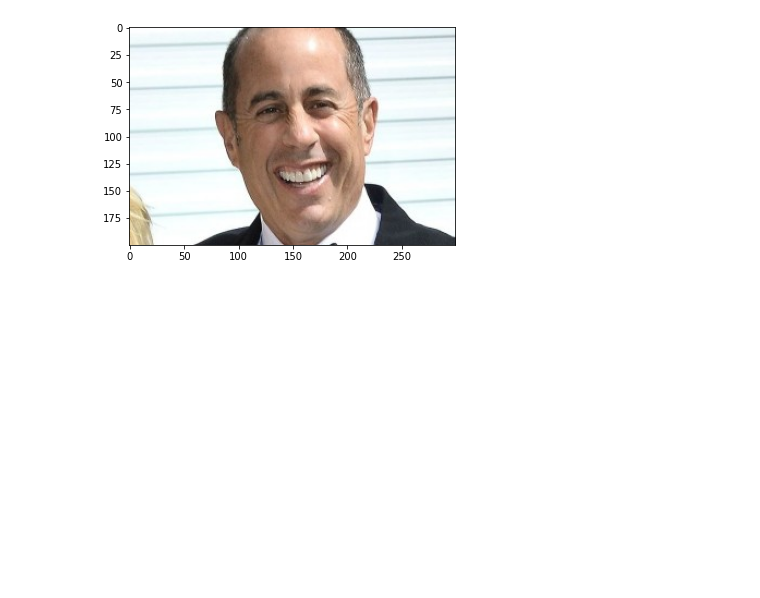
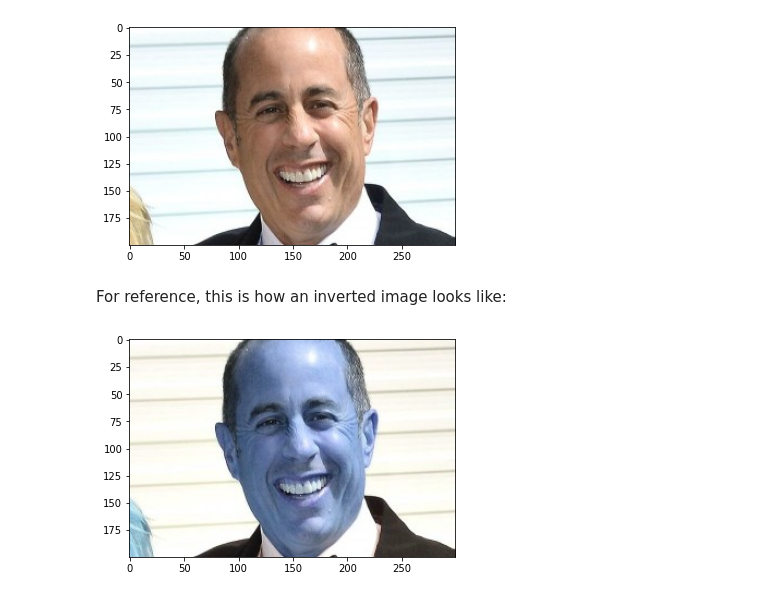
Before and after one commit to Coyote-Schmoyote/face-detection-dlib, a Jupyter notebook: face_detection_project.ipynb, the cells around one changed output. Saved outputs shown, nothing was run; the diff lists cells and outputs as text; code cells hidden in the pictures; blank space fills up the shorter version.

```diff
--- a/face_detection_project.ipynb
+++ b/face_detection_project.ipynb
@@ -328,6 +351,7 @@ shape_predictor_68_ 100%[===================>]  95.08M   334MB/s    in 0.3s
 # %%
 img6_path = "/content/drive/MyDrive/ml-projects/5-celeb-faces/train/jerry_seinfeld/7.jpg"
 img6 = dlib.load_rgb_image(img6_path)
+img6_bgr = cv2.cvtColor(img6, cv2.COLOR_RGB2BGR)
 plt.imshow(img6);
 # %% [output]
 [figure]
@@ -340,0 +358,6 @@ img6 = cv2.cvtColor(img6, cv2.COLOR_RGB2BGR)
+# %% [markdown]
+For reference, this is how an inverted image looks like:
+# %%
+plt.imshow(img6_bgr);
+# %% [output]
+[figure, added]
```
Also changed, not shown: parts of 45 cells of this notebook.
